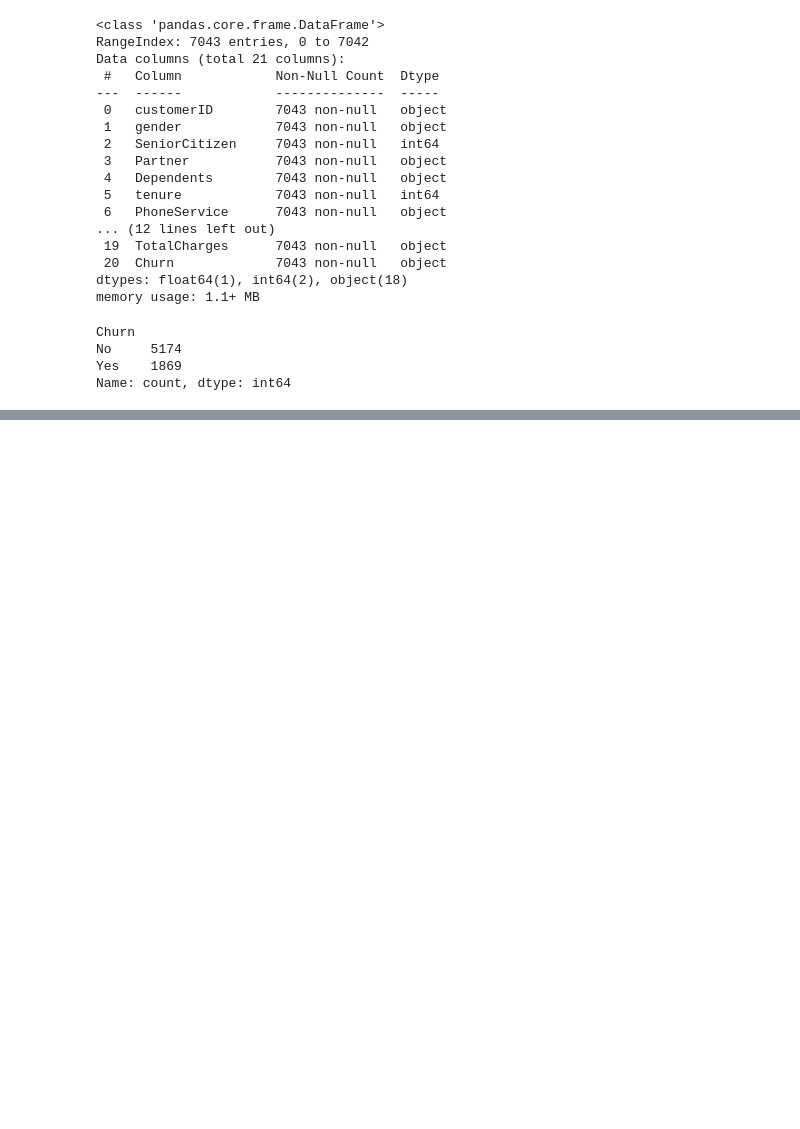
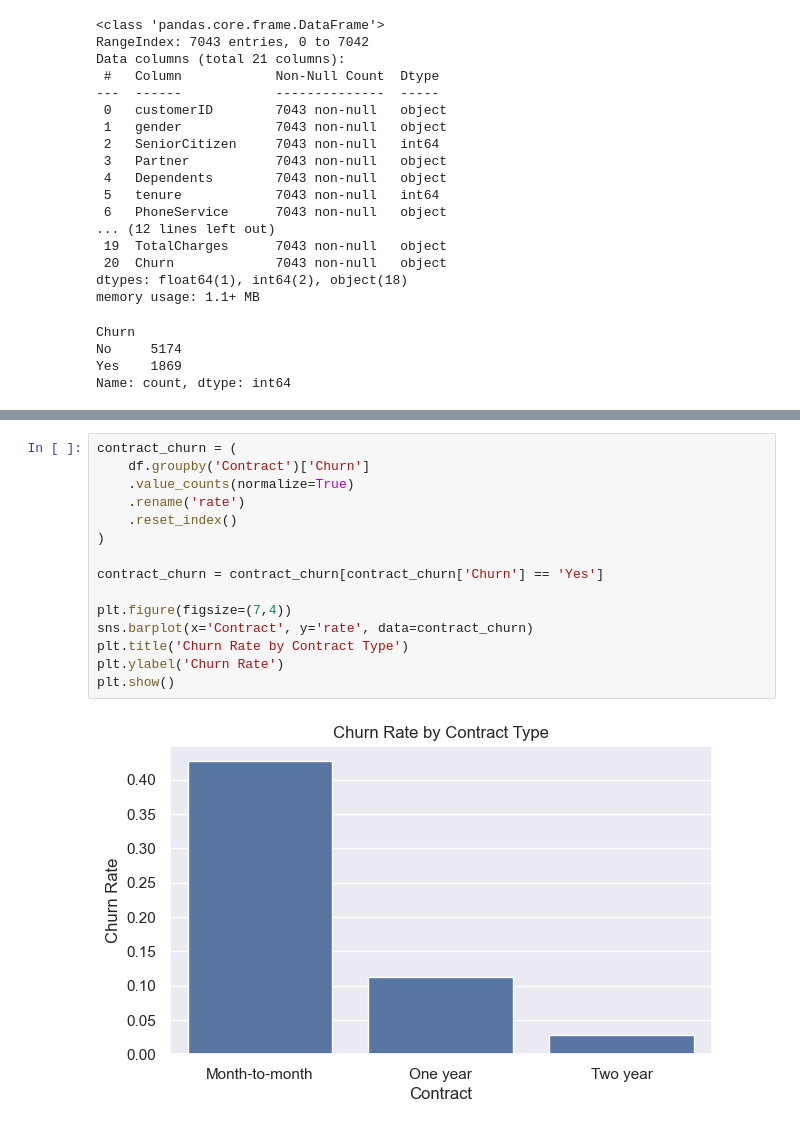
Before and after one commit to adheena14/customer-churn-statistical-learning, a Jupyter notebook: notebooks/churn_eda.ipynb, the cells around one changed output, grey strips where cells are left out. Saved outputs shown, nothing was run; the diff lists cells and outputs as text; blank space fills up the shorter version.

```diff
--- a/notebooks/churn_eda.ipynb
+++ b/notebooks/churn_eda.ipynb
@@ -83,0 +77,17 @@ Observation: Most customers do not churn. Tenure shows a right-skewed distributi
+# %%
+contract_churn = (
+    df.groupby('Contract')['Churn']
+    .value_counts(normalize=True)
+    .rename('rate')
+    .reset_index()
+)
+
+contract_churn = contract_churn[contract_churn['Churn'] == 'Yes']
+
+plt.figure(figsize=(7,4))
+sns.barplot(x='Contract', y='rate', data=contract_churn)
+plt.title('Churn Rate by Contract Type')
+plt.ylabel('Churn Rate')
+plt.show()
+# %% [output]
+[figure, added]
```
Also changed, not shown: parts of 36 cells of this notebook.
